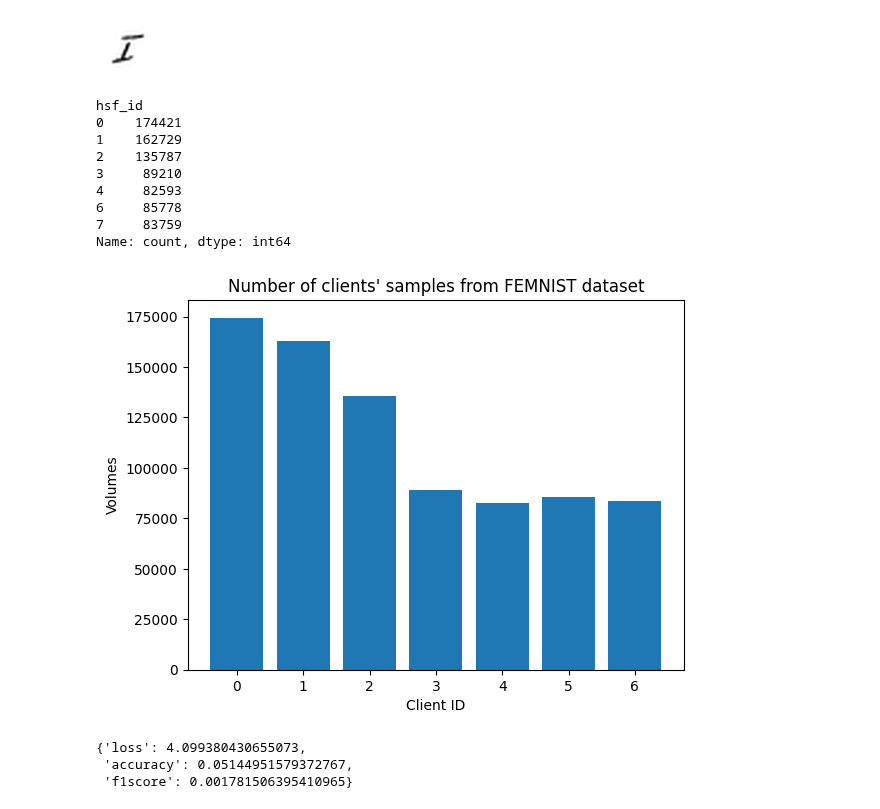
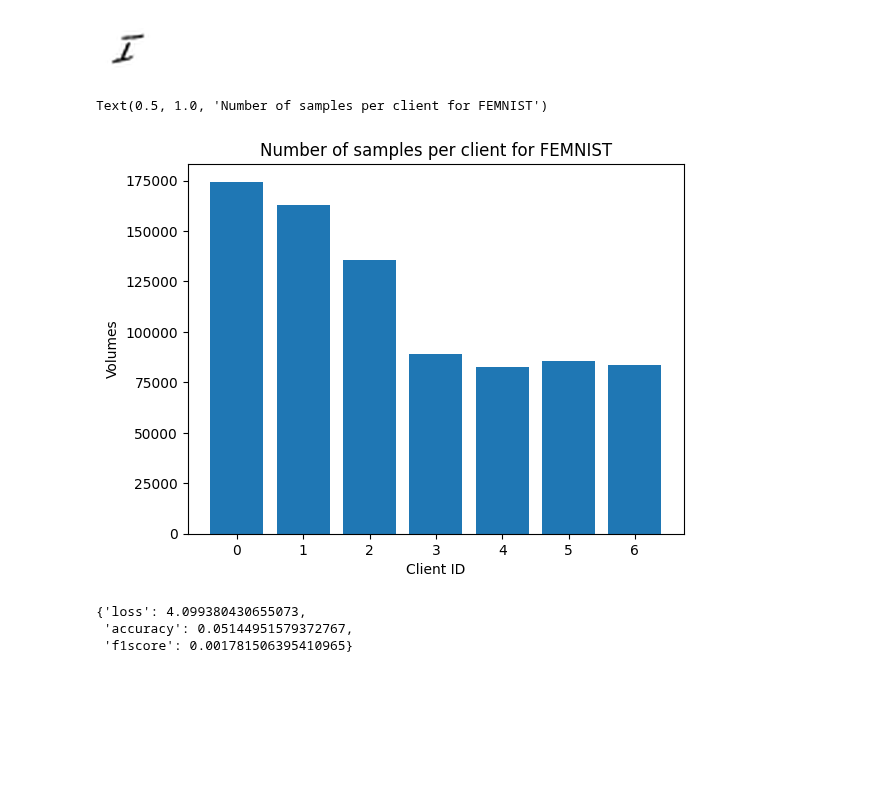
Before and after one commit to TaehwanY98/Fed-Ref, a Jupyter notebook: 2.FEMNIST.ipynb, the cells around one changed output. Saved outputs shown, nothing was run; the diff lists cells and outputs as text; code cells hidden in the pictures; blank space fills up the shorter version.

```diff
--- a/2.FEMNIST.ipynb
+++ b/2.FEMNIST.ipynb
@@ -43,20 +43,11 @@ Image.open(io.BytesIO(dataframe[dataframe["hsf_id"] == 7]["image"].iloc[7]["byte
 # %%
 plt.bar(range(7), dataframe["hsf_id"].value_counts().sort_index())
 plt.xlabel("Client ID")
 plt.ylabel("Volumes")
-plt.title("Number of clients' samples from FEMNIST dataset")
-dataframe["hsf_id"].value_counts().sort_index()
+plt.title("Number of samples per client for FEMNIST")
 # %% [output]
-hsf_id
-0    174421
-1    162729
-2    135787
-3     89210
-4     82593
-6     85778
-7     83759
-Name: count, dtype: int64
+Text(0.5, 1.0, 'Number of samples per client for FEMNIST')
-[figure, old version]
+[figure, new version]
 # %%
 def eval(net, eval_loader, e, lossf, DEVICE, Central=False):
     net.eval()
```
Also changed, not shown: parts of 2 cells of this notebook, 3 other files.
